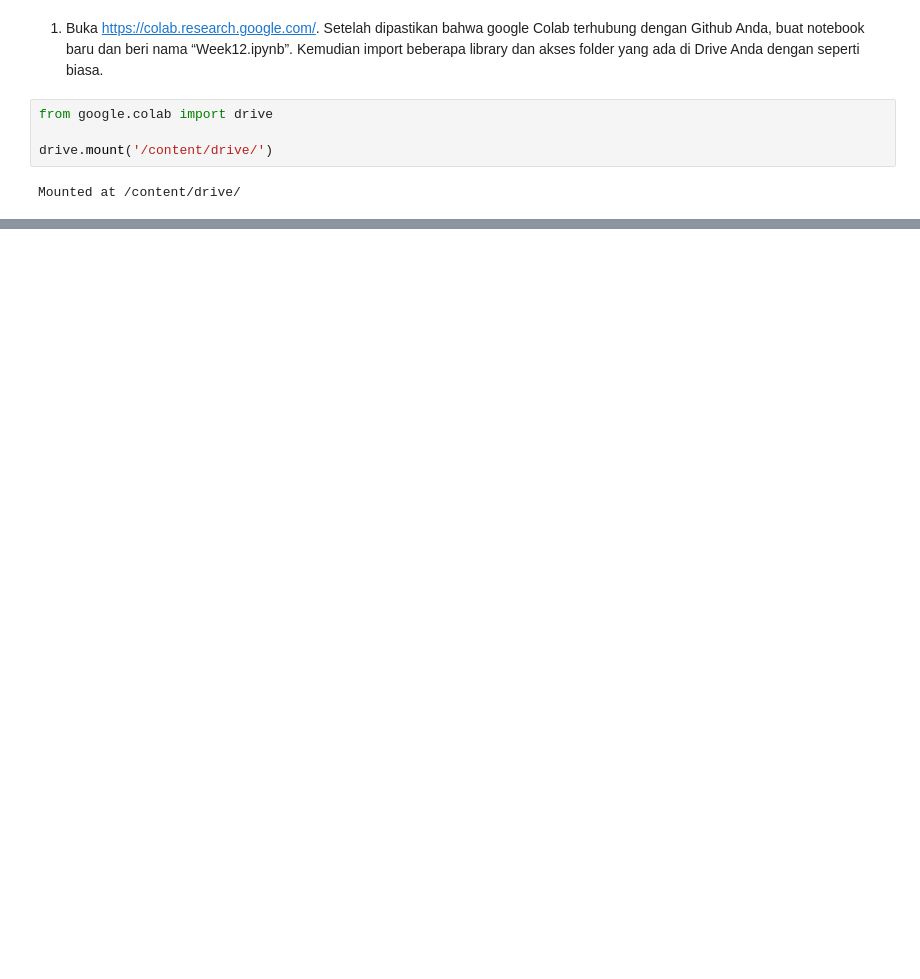
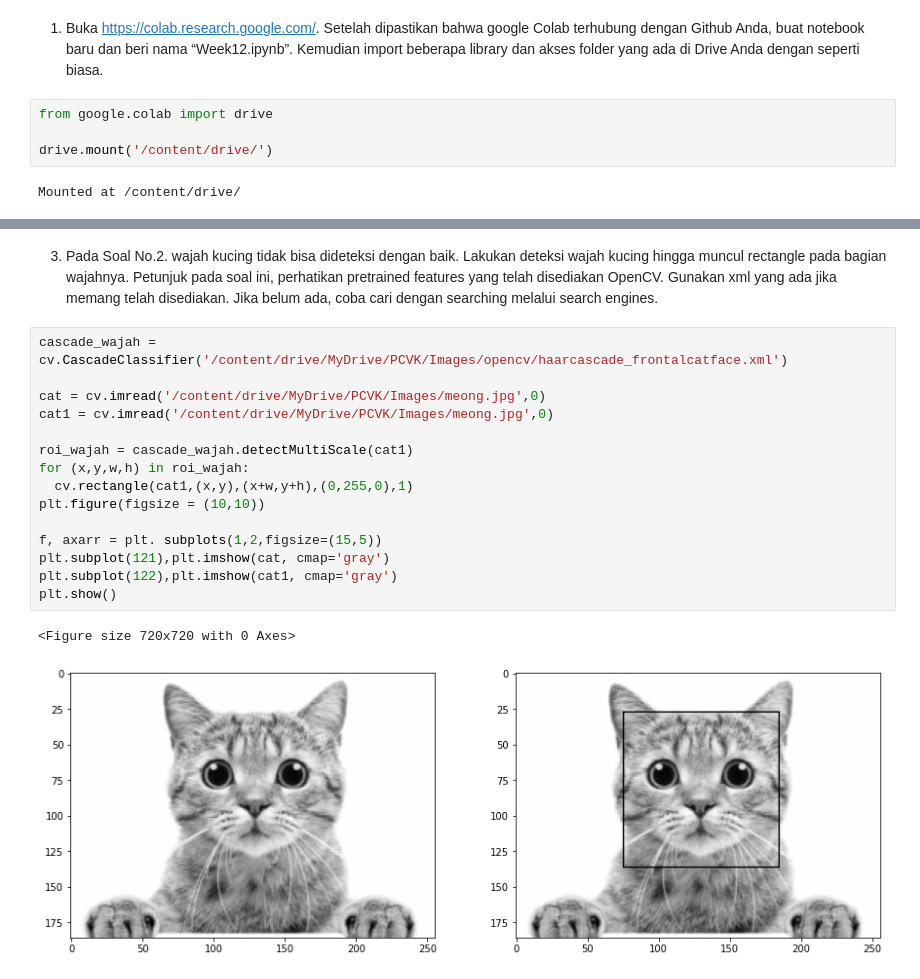
Before and after one commit to lilipolinema/PCVK_Genap_2021, a Jupyter notebook: Week12.ipynb, the cells around one changed output, grey strips where cells are left out. Drawn from its saved outputs; the diff is of its cells as text; blank space fills up the shorter version.

```diff
--- a/Week12.ipynb
+++ b/Week12.ipynb
@@ -19,0 +136,24 @@ Mounted at /content/drive/
+# %% [markdown]
+3. Pada Soal No.2. wajah kucing tidak bisa dideteksi dengan baik. Lakukan deteksi wajah
+kucing hingga muncul rectangle pada bagian wajahnya. Petunjuk pada soal ini,
+perhatikan pretrained features yang telah disediakan OpenCV. Gunakan xml yang ada
+jika memang telah disediakan. Jika belum ada, coba cari dengan searching melalui
+search engines.
+# %%
+cascade_wajah = cv.CascadeClassifier('/content/drive/MyDrive/PCVK/Images/opencv/haarcascade_frontalcatface.xml')
+
+cat = cv.imread('/content/drive/MyDrive/PCVK/Images/meong.jpg',0)
+cat1 = cv.imread('/content/drive/MyDrive/PCVK/Images/meong.jpg',0)
+
+roi_wajah = cascade_wajah.detectMultiScale(cat1)
+for (x,y,w,h) in roi_wajah:
+  cv.rectangle(cat1,(x,y),(x+w,y+h),(0,255,0),1)
+plt.figure(figsize = (10,10))
+
+f, axarr = plt. subplots(1,2,figsize=(15,5))
+plt.subplot(121),plt.imshow(cat, cmap='gray')
+plt.subplot(122),plt.imshow(cat1, cmap='gray')
+plt.show()
+# %% [output]
+<Figure size 720x720 with 0 Axes>
+[figure, added]
```
Also changed, not shown: parts of 8 cells of this notebook.
